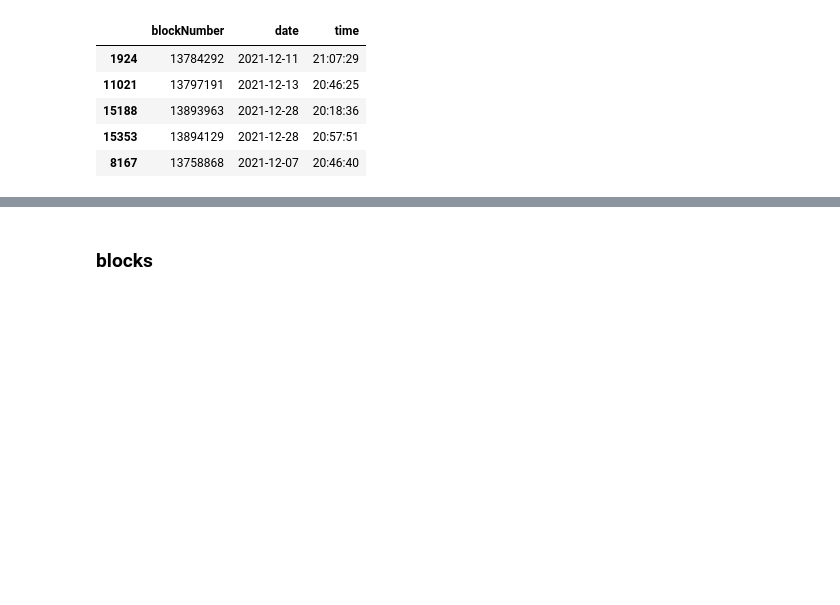
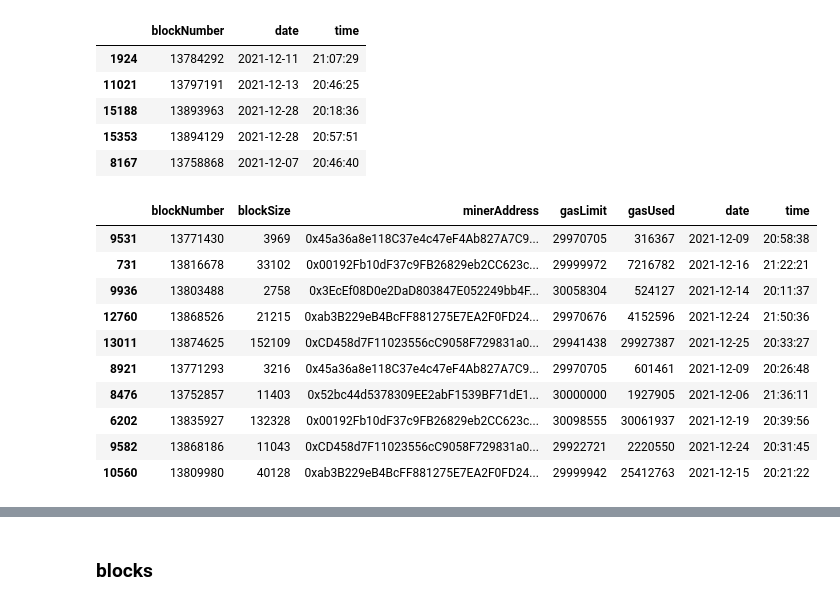
Before and after one commit to mello9999/etherBot, a Jupyter notebook: src/analytics/transform.ipynb, the cells around one changed output, grey strips where cells are left out. Cells and saved outputs as stored; diff of their text form; code cells hidden in the pictures; blank space fills up the shorter version.

```diff
--- a/src/analytics/transform.ipynb
+++ b/src/analytics/transform.ipynb
@@ -902,3 +902,17 @@ data_date.sample(5)
 | 15188 | 13893963 | 2021-12-28 | 20:18:36 |
 | 15353 | 13894129 | 2021-12-28 | 20:57:51 |
 | 8167 | 13758868 | 2021-12-07 | 20:46:40 |
+# %%
+blockNumber_data.sample(10)
+# %% [output]
+|  | blockNumber | blockSize | minerAddress | gasLimit | gasUsed | date | time |
+| 9531 | 13771430 | 3969 | 0x45a36a8e118C37e4c47eF4Ab827A7C9... | 29970705 | 316367 | 2021-12-09 | 20:58:38 |
+| 731 | 13816678 | 33102 | 0x00192Fb10dF37c9FB26829eb2CC623c... | 29999972 | 7216782 | 2021-12-16 | 21:22:21 |
+| 9936 | 13803488 | 2758 | 0x3EcEf08D0e2DaD803847E052249bb4F... | 30058304 | 524127 | 2021-12-14 | 20:11:37 |
+| 12760 | 13868526 | 21215 | 0xab3B229eB4BcFF881275E7EA2F0FD24... | 29970676 | 4152596 | 2021-12-24 | 21:50:36 |
+| 13011 | 13874625 | 152109 | 0xCD458d7F11023556cC9058F729831a0... | 29941438 | 29927387 | 2021-12-25 | 20:33:27 |
+| 8921 | 13771293 | 3216 | 0x45a36a8e118C37e4c47eF4Ab827A7C9... | 29970705 | 601461 | 2021-12-09 | 20:26:48 |
+| 8476 | 13752857 | 11403 | 0x52bc44d5378309EE2abF1539BF71dE1... | 30000000 | 1927905 | 2021-12-06 | 21:36:11 |
+| 6202 | 13835927 | 132328 | 0x00192Fb10dF37c9FB26829eb2CC623c... | 30098555 | 30061937 | 2021-12-19 | 20:39:56 |
+| 9582 | 13868186 | 11043 | 0xCD458d7F11023556cC9058F729831a0... | 29922721 | 2220550 | 2021-12-24 | 20:31:45 |
+| 10560 | 13809980 | 40128 | 0xab3B229eB4BcFF881275E7EA2F0FD24... | 29999942 | 25412763 | 2021-12-15 | 20:21:22 |
```
Also changed, not shown: parts of 3 cells of this notebook.
